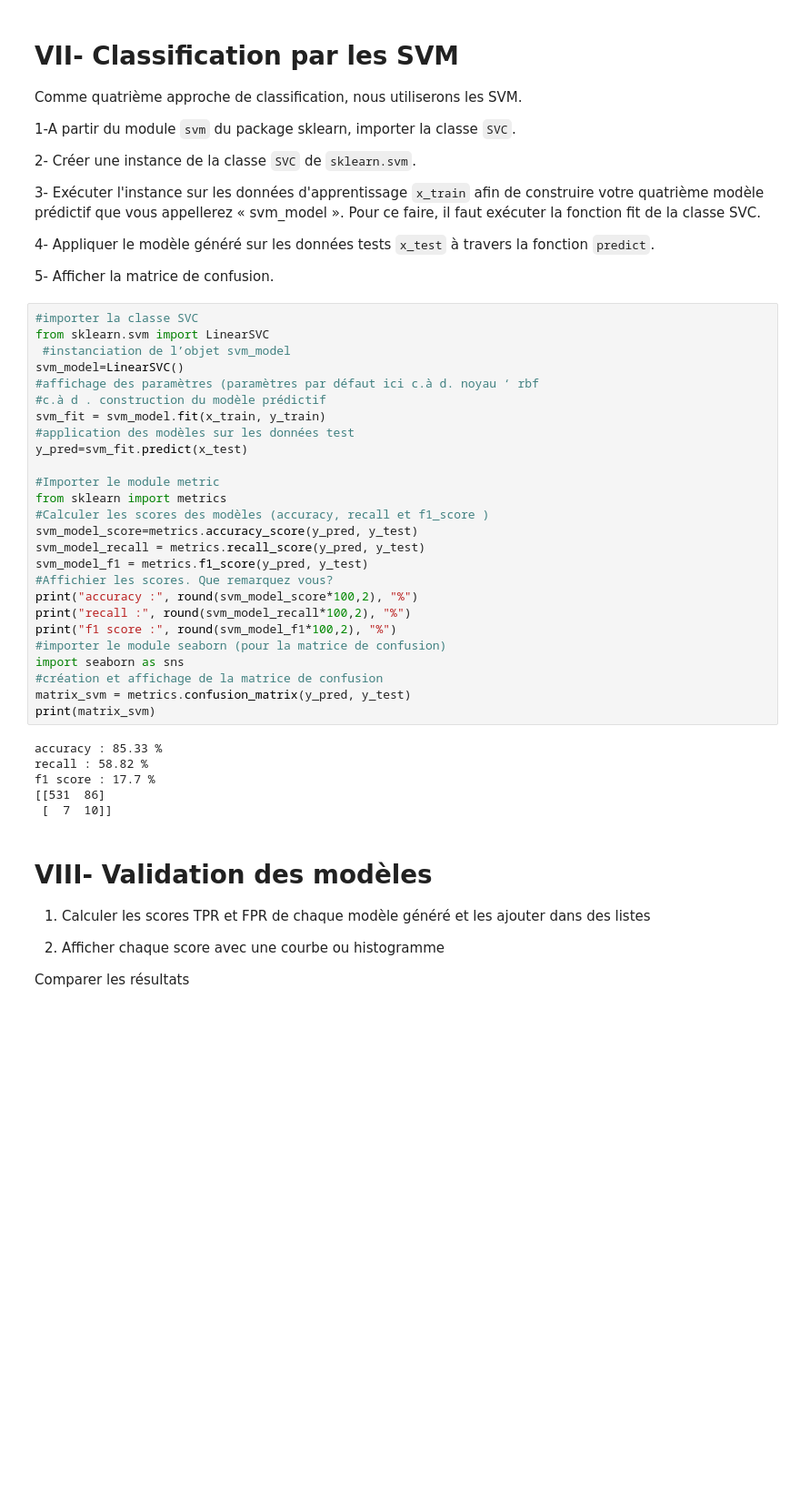
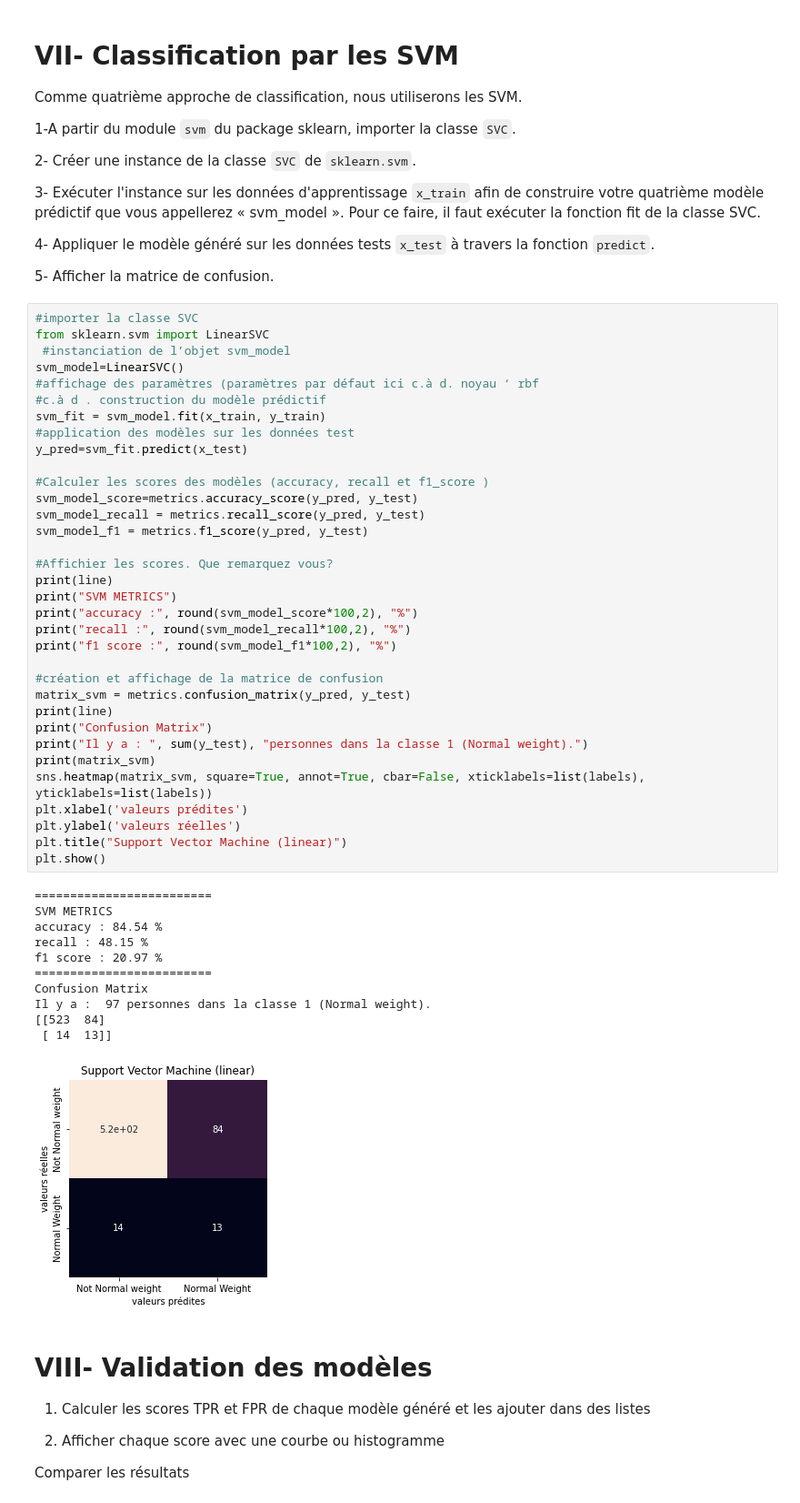
Before and after one commit to fereol023/My-ML-Courses-, a Jupyter notebook: TD3ClassificationBaseObesity.ipynb, the cells around one changed output. Shown: that part at 91% size. Saved outputs shown, nothing was run; the diff lists cells and outputs as text; blank space fills up the shorter version.

```diff
--- a/TD3ClassificationBaseObesity.ipynb
+++ b/TD3ClassificationBaseObesity.ipynb
@@ -342,35 +362,49 @@ Comme quatrième approche de classification, nous utiliserons les SVM.
 # %%
 #importer la classe SVC
 from sklearn.svm import LinearSVC
  #instanciation de l’objet svm_model
 svm_model=LinearSVC()
 #affichage des paramètres (paramètres par défaut ici c.à d. noyau ‘ rbf
 #c.à d . construction du modèle prédictif
 svm_fit = svm_model.fit(x_train, y_train)
 #application des modèles sur les données test
 y_pred=svm_fit.predict(x_test)
 
-#Importer le module metric
-from sklearn import metrics
 #Calculer les scores des modèles (accuracy, recall et f1_score )
 svm_model_score=metrics.accuracy_score(y_pred, y_test)
 svm_model_recall = metrics.recall_score(y_pred, y_test)
 svm_model_f1 = metrics.f1_score(y_pred, y_test)
+
 #Affichier les scores. Que remarquez vous?
+print(line)
+print("SVM METRICS")
 print("accuracy :", round(svm_model_score*100,2), "%")
 print("recall :", round(svm_model_recall*100,2), "%")
 print("f1 score :", round(svm_model_f1*100,2), "%")
-#importer le module seaborn (pour la matrice de confusion)
-import seaborn as sns
+
 #création et affichage de la matrice de confusion
 matrix_svm = metrics.confusion_matrix(y_pred, y_test)
+print(line)
+print("Confusion Matrix")
+print("Il y a : ", sum(y_test), "personnes dans la classe 1 (Normal weight).")
 print(matrix_svm)
+sns.heatmap(matrix_svm, square=True, annot=True, cbar=False, xticklabels=list(labels), yticklabels=list(labels))
+plt.xlabel('valeurs prédites')
+plt.ylabel('valeurs réelles')
+plt.title("Support Vector Machine (linear)")
+plt.show()
 # %% [output]
-accuracy : 85.33 %
-recall : 58.82 %
-f1 score : 17.7 %
-[[531  86]
- [  7  10]]
+=========================
+SVM METRICS
+accuracy : 84.54 %
+recall : 48.15 %
+f1 score : 20.97 %
+=========================
+Confusion Matrix
+Il y a :  97 personnes dans la classe 1 (Normal weight).
+[[523  84]
+ [ 14  13]]
+[figure, added]
 # %% [markdown]
 # VIII- Validation des modèles
 
```
Also changed, not shown: parts of 8 cells of this notebook.
